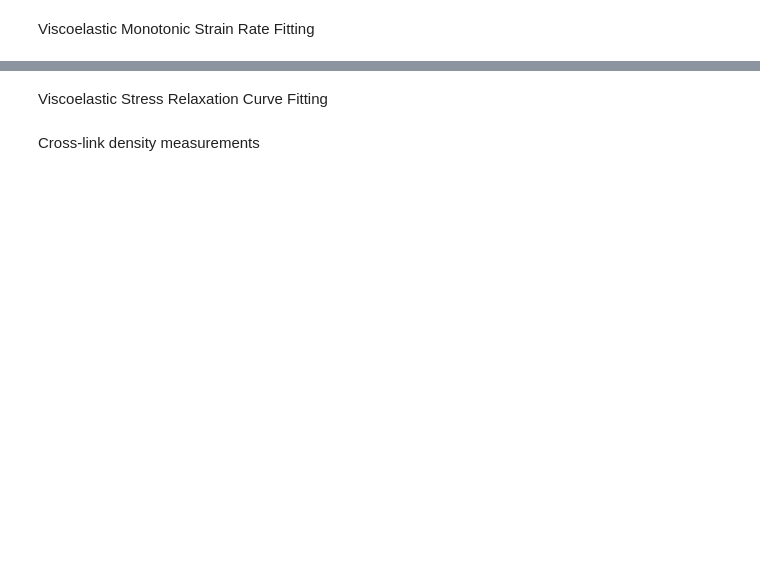
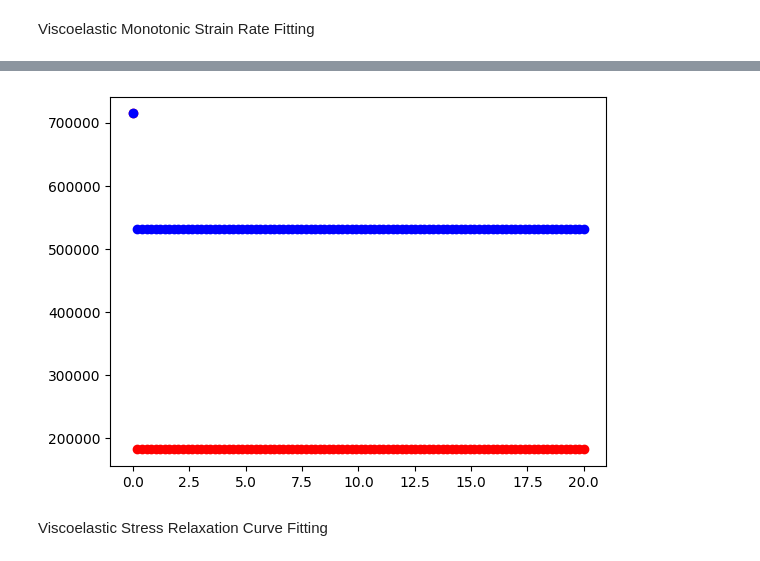
Before and after one commit to TheDuckenEngineer/PVC-Tensile-Experiment, a Jupyter notebook: Elastic, Hyperelastic, and Viscoelastic fitting.ipynb, the cells around one changed output, grey strips where cells are left out. Drawn from its saved outputs; the diff is of its cells as text; code cells hidden in the pictures; blank space fills up the shorter version.

Commit message:
updated the data viewer and normalized the plots to the same formats. updated the data processing for the viscoelastic fitting.

```diff
--- a/Elastic, Hyperelastic, and Viscoelastic fitting.ipynb
+++ b/Elastic, Hyperelastic, and Viscoelastic fitting.ipynb
@@ -96,0 +60,20 @@ P8 Elastic Modulus (Pa): [11484.32574184  -279.58653113], Poissons Ratio: [0.344
+# %%
+from pvc_tensile_experiment.Functions import *; import numpy as np
+
+
+# the desired plasticizer ratio
+for plastiRatio in ['P2', 'P4', 'P6', 'P8']:
+
+    # compile all the data
+    _, axStrain, _, transStrain, stress = InstronDataCompile('Elastic Data', plastiRatio)
+
+    # find the elastic region
+    elasRegion = np.where(axStrain < 0.3)
+
+    # save the nominal stress and stretch data
+    df = pd.DataFrame(columns = ["Transverse Strain", "Eng. Axial Strain", "Eng. Stress (Pa)"])
+    df["Transverse Strain"] = transStrain[elasRegion]
+    df["Eng. Axial Strain"] = axStrain[elasRegion]
+    df["Eng. Stress (Pa)"] = stress[elasRegion]
+
+    # df.to_csv(f"Data/{plastiRatio} Uniaxial Tensile Data.csv", sep = ',', header = True, index = False)
@@ -108,7 +155,7 @@ from pvc_tensile_experiment.Functions import *
 plastiRatio = 'P2'
 
 # compile all the data
-_, axStrain, _, _, stress = TensileDataCompile(plastiRatio)
+_, axStrain, _, _, stress = InstronDataCompile('Hyperelastic Data', plastiRatio)
 
 # convert from engineering measurements to true measurements
 stretch = 1 + axStrain
@@ -480,16 +529,18 @@ for i in range(0,3):
 # %%
 def SLS(params, t):
     EInf, E1, tau = params
     return E1 + EInf*np.exp(-t/tau)
 
 def Prony2Term(params, t):
     EInf, E1, tau1, E2, tau2 = params
     return EInf + E1*np.exp(-t/tau1) + E2*np.exp(-t/tau2)
 
 
-for i in np.linspace(0, 20, 410):
+for i in np.linspace(0, 20, 100):
     plt.scatter(i, SLS(fitResults['SLS'][0], i), c = 'r', label = 'SLS')
     plt.scatter(i, Prony2Term(fitResults['Prony2Term'][0], i), c = 'b', label = 'Prony 2 Term')
+# %% [output]
+[figure, added]
 # %% [markdown]
 Viscoelastic Stress Relaxation Curve Fitting
 # %%
@@ -551,5 +602,3 @@ plt.scatter(Time, Stress, s = 2, label = "Data", color = "black")
 for name, (params, _) in fitResults.items():
     plt.plot(Time, models[name][0](params, Time), label = name)
     plt.legend()
-# %% [markdown]
-Cross-link density measurements
```
Also changed, not shown: parts of 11 cells of this notebook, 3 other files.
